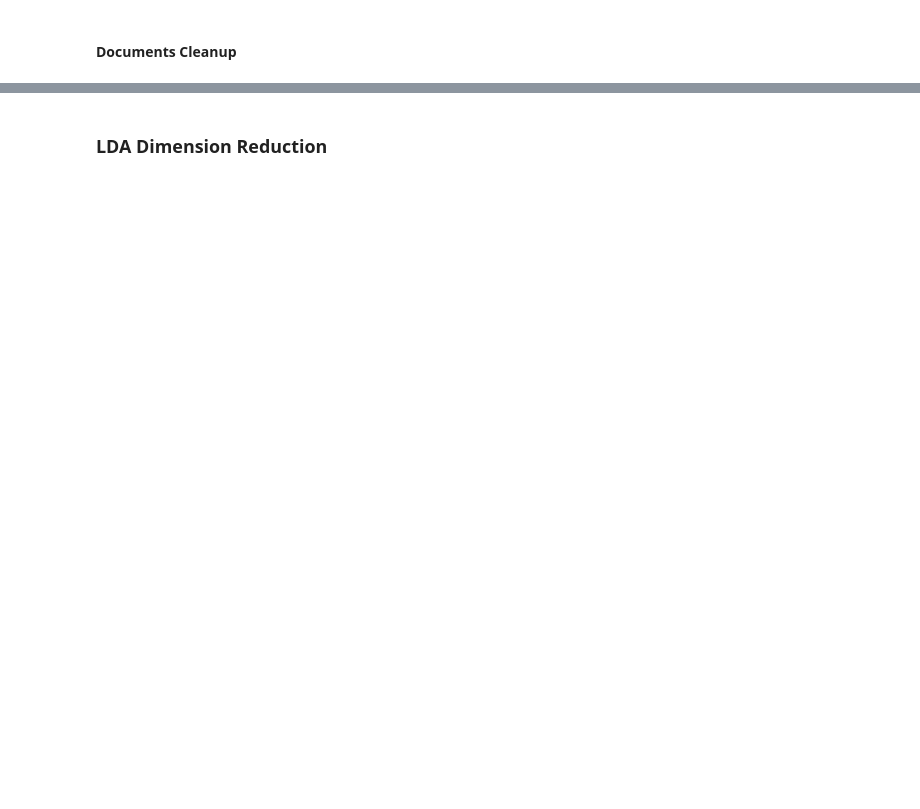
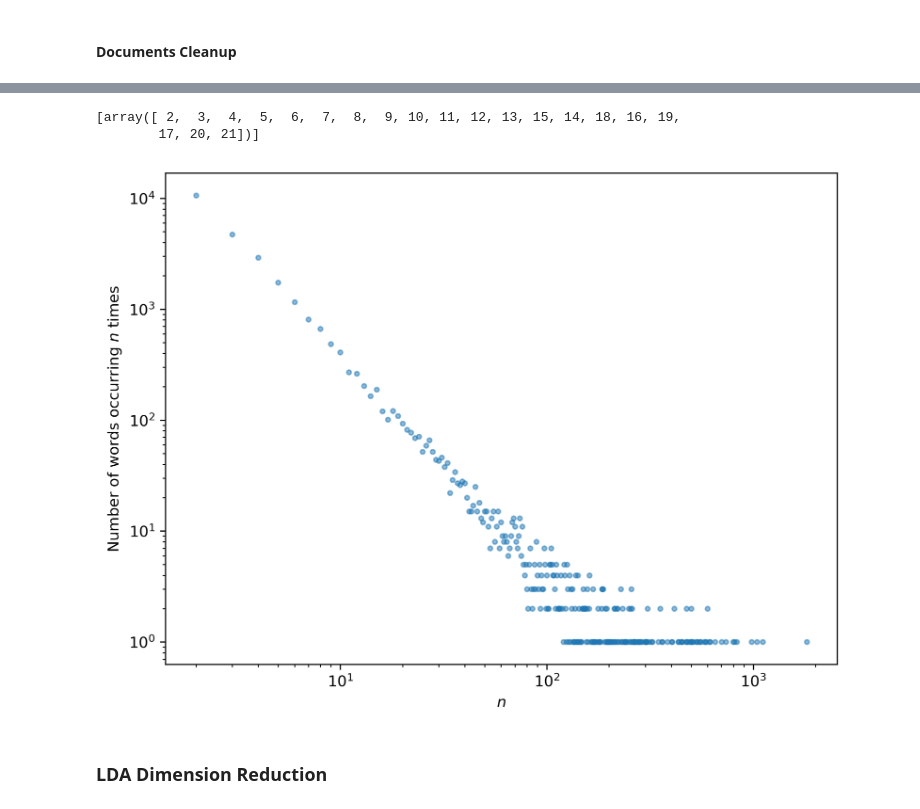
Before and after one commit to leo2506/metis-work, a Jupyter notebook: Project 4/Data_collection.ipynb, the cells around one changed output, grey strips where cells are left out. Saved outputs shown, nothing was run; the diff lists cells and outputs as text; code cells hidden in the pictures; blank space fills up the shorter version.

```diff
--- a/Project 4/Data_collection.ipynb
+++ b/Project 4/Data_collection.ipynb
@@ -237,5 +211,5 @@ def fit_stuff(doc,cv,ngram,max_df,min_df):
     cv.max_df = max_df
     cv.min_df = min_df
     x = cv.fit_transform(doc).toarray()
-    x = pd.DataFrame(X, columns=cv.get_feature_names())
+    x = pd.DataFrame(x, columns=cv.get_feature_names())
     return x
@@ -266,0 +221,3 @@ sum(X_title.isnull().sum() > 0)
+# %%
+X_cv = fit_stuff(content,CountVectorizer(),2,0.2,2)
+X_cv.shape
@@ -278,0 +236,4 @@ print(X_train_content.shape,X_test_content.shape)
+# %%
+vocab = np.array(X_cv.columns)
+counts = np.array(X_cv.sum(0))[0:,]
+vocab[np.argsort(-counts)[:100]]
@@ -278,0 +261,4 @@ print(X_train_content.shape,X_test_content.shape)
+# %%
+from collections import Counter
+
+countfreq = np.array(Counter(counts).most_common()).T
@@ -279,3 +285,18 @@ print(X_train_content.shape,X_test_content.shape)
+# %%
+[countfreq[0,:20]]
+# %% [output]
+[array([ 2,  3,  4,  5,  6,  7,  8,  9, 10, 11, 12, 13, 15, 14, 18, 16, 19,
+        17, 20, 21])]
+# %%
+%config InlineBackend.figure_format = 'png'
+plt.figure(dpi=300,figsize=(8,6))
+plt.plot(*countfreq,'.',alpha=0.5)
+plt.xscale('log')
+plt.yscale('log')
+plt.xlabel("$n$")
+plt.ylabel("Number of words occurring $n$ times");
+# %% [output]
+[figure, added]
 # %% [markdown]
 ### LDA Dimension Reduction
 # %%
```
Also changed, not shown: parts of 37 cells of this notebook, 4 other files.
